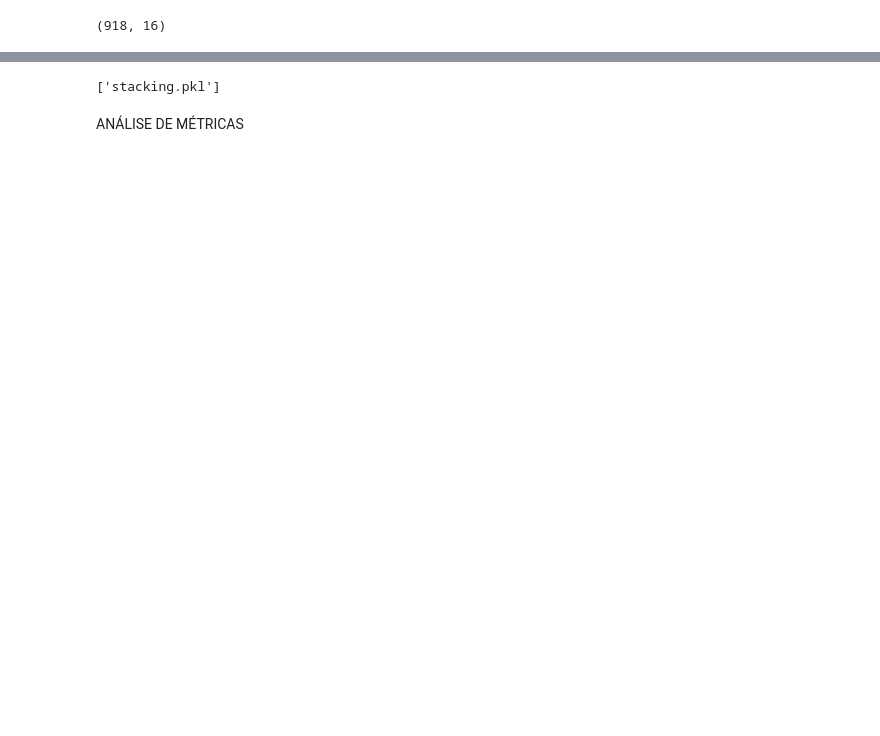
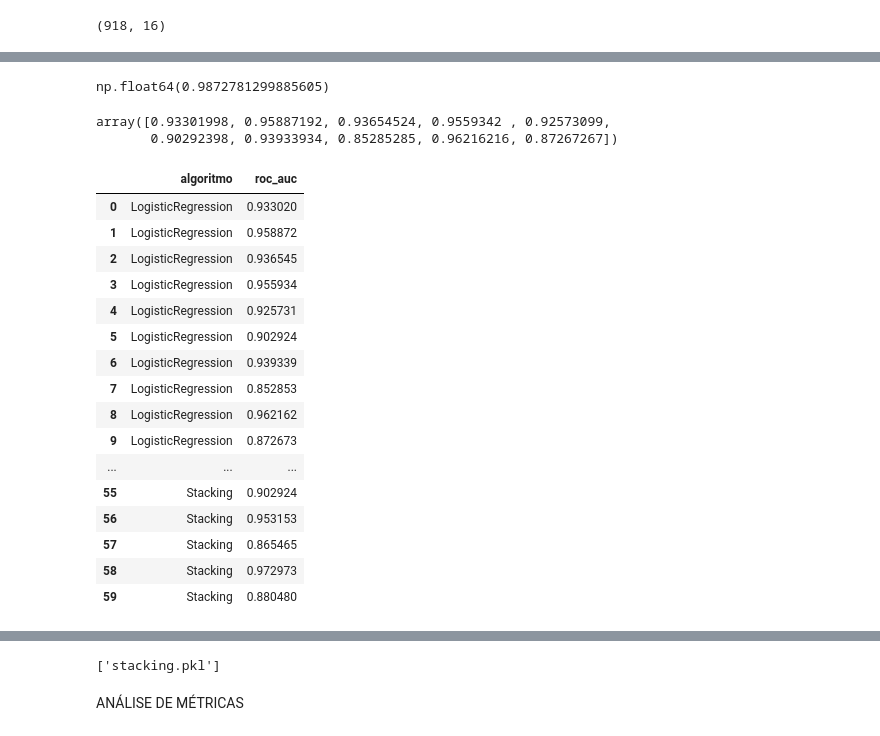
Before and after one commit to malf75/Heart-Failure-ML, a Jupyter notebook: heartdisease.ipynb, the cells around one changed output, grey strips where cells are left out. Drawn from its saved outputs; the diff is of its cells as text; code cells hidden in the pictures; blank space fills up the shorter version.

```diff
--- a/heartdisease.ipynb
+++ b/heartdisease.ipynb
@@ -704,0 +736,39 @@ Train AUC vs Test AUC: 0.9704439023320962 vs 0.9313331409212416
+# %%
+_, p = f_oneway(resultados['LogisticRegression'], resultados['MLP'], resultados['RandomForest'], resultados['SVM'], resultados['Stacking'], resultados['XGB'])
+p
+# %% [output]
+np.float64(0.9872781299885605)
+# %%
+resultados['LogisticRegression']
+# %% [output]
+array([0.93301998, 0.95887192, 0.93654524, 0.9559342 , 0.92573099,
+       0.90292398, 0.93933934, 0.85285285, 0.96216216, 0.87267267])
+# %%
+index = 0
+resultados_algoritmos = {}
+resultados_algoritmos['algoritmo'] = []
+resultados_algoritmos['roc_auc'] = np.concatenate([resultados['LogisticRegression'], resultados['RandomForest'], resultados['XGB'], resultados['SVM'], resultados['MLP'], resultados['Stacking']])
+for i in resultados:
+    for n in range(0,10):
+        resultados_algoritmos['algoritmo'].append(i)
+resultados_df = pd.DataFrame(resultados_algoritmos)
+resultados_df.to_csv('resultados_algoritmos.csv')
+resultados_df
+# %% [output]
+|  | algoritmo | roc_auc |
+| 0 | LogisticRegression | 0.933020 |
+| 1 | LogisticRegression | 0.958872 |
+| 2 | LogisticRegression | 0.936545 |
+| 3 | LogisticRegression | 0.955934 |
+| 4 | LogisticRegression | 0.925731 |
+| 5 | LogisticRegression | 0.902924 |
+| 6 | LogisticRegression | 0.939339 |
+| 7 | LogisticRegression | 0.852853 |
+| 8 | LogisticRegression | 0.962162 |
+| 9 | LogisticRegression | 0.872673 |
+| ... | ... | ... |
+| 55 | Stacking | 0.902924 |
+| 56 | Stacking | 0.953153 |
+| 57 | Stacking | 0.865465 |
+| 58 | Stacking | 0.972973 |
+| 59 | Stacking | 0.880480 |
```
Also changed, not shown: parts of 19 cells of this notebook, 22 other files.
